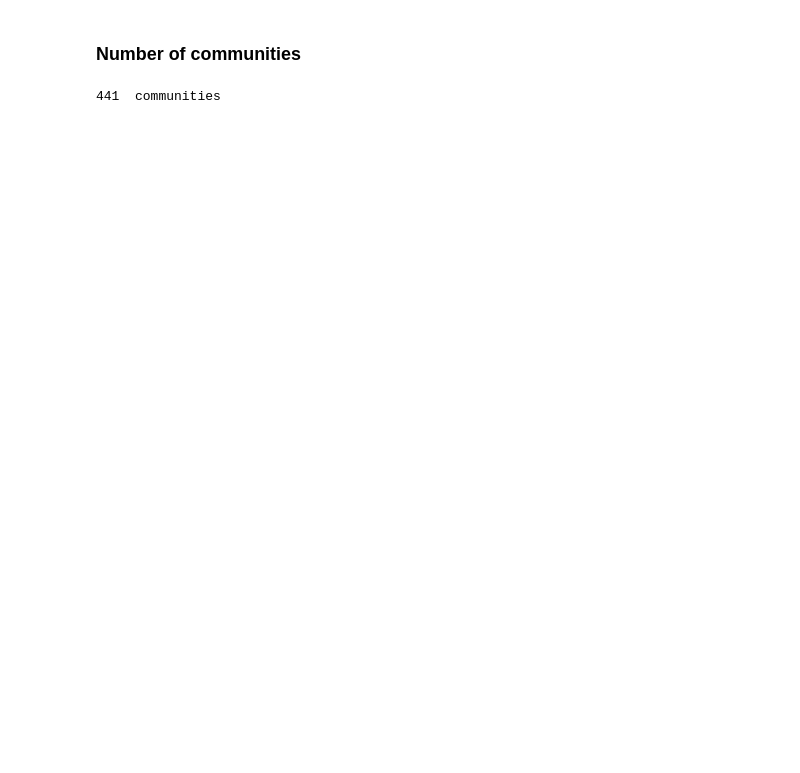
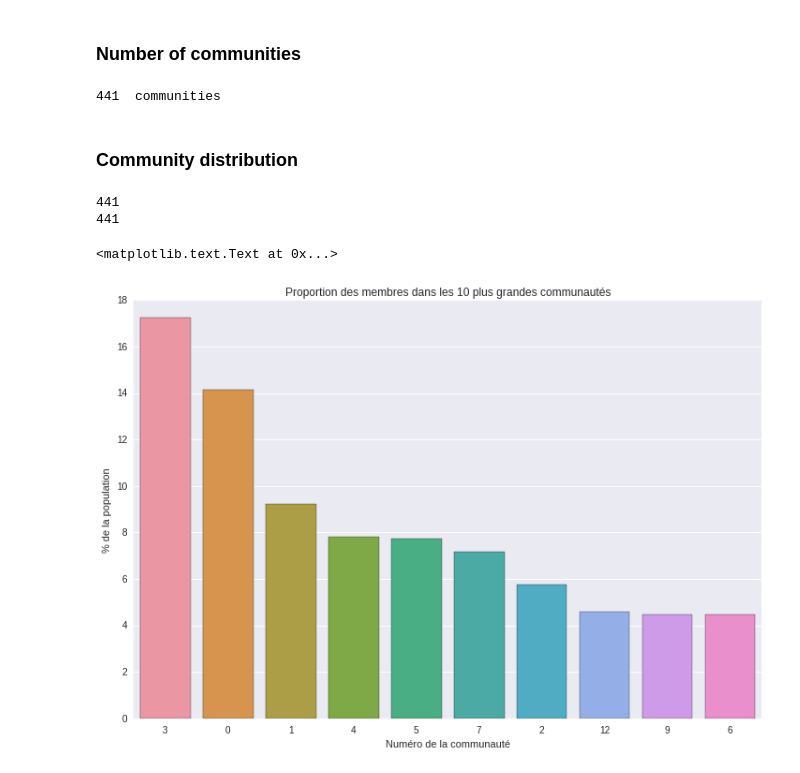
Before and after one commit to jauffretp/sand, a Jupyter notebook: python/Community detection.ipynb, the cells around one changed output. Cells and saved outputs as stored; diff of their text form; code cells hidden in the pictures; blank space fills up the shorter version.

```diff
--- a/python/Community detection.ipynb
+++ b/python/Community detection.ipynb
@@ -117,3 +138,5 @@ nb_communities = len(set([value for value in partition.values()]))
 print(nb_communities, ' communities')
 # %% [output]
 441  communities
+# %% [markdown]
+### Community distribution
@@ -119,0 +158,24 @@ print(nb_communities, ' communities')
+# %%
+list_id = [d["id_community"] for d in sorted_communities_list]
+list_length = [d["length"]*100/G.number_of_nodes() for d in sorted_communities_list]
+
+print(len(list_id))
+print(len(list_length))
+# %% [output]
+441
+441
+# %%
+plt.figure(figsize=(12,8))
+
+df_com = pd.DataFrame()
+df_com["proportion"] = list_length
+df_com["id"] = list_id
+
+sns.barplot(x="id", y="proportion", data=df_com, order=list_id[:10])
+
+plt.title("Proportion des membres dans les 10 plus grandes communautés")
+plt.ylabel("% de la population")
+plt.xlabel("Numéro de la communauté")
+# %% [output]
+<matplotlib.text.Text at 0x...>
+[figure, added]
```
Also changed, not shown: parts of 15 cells of this notebook, 1 other file.
